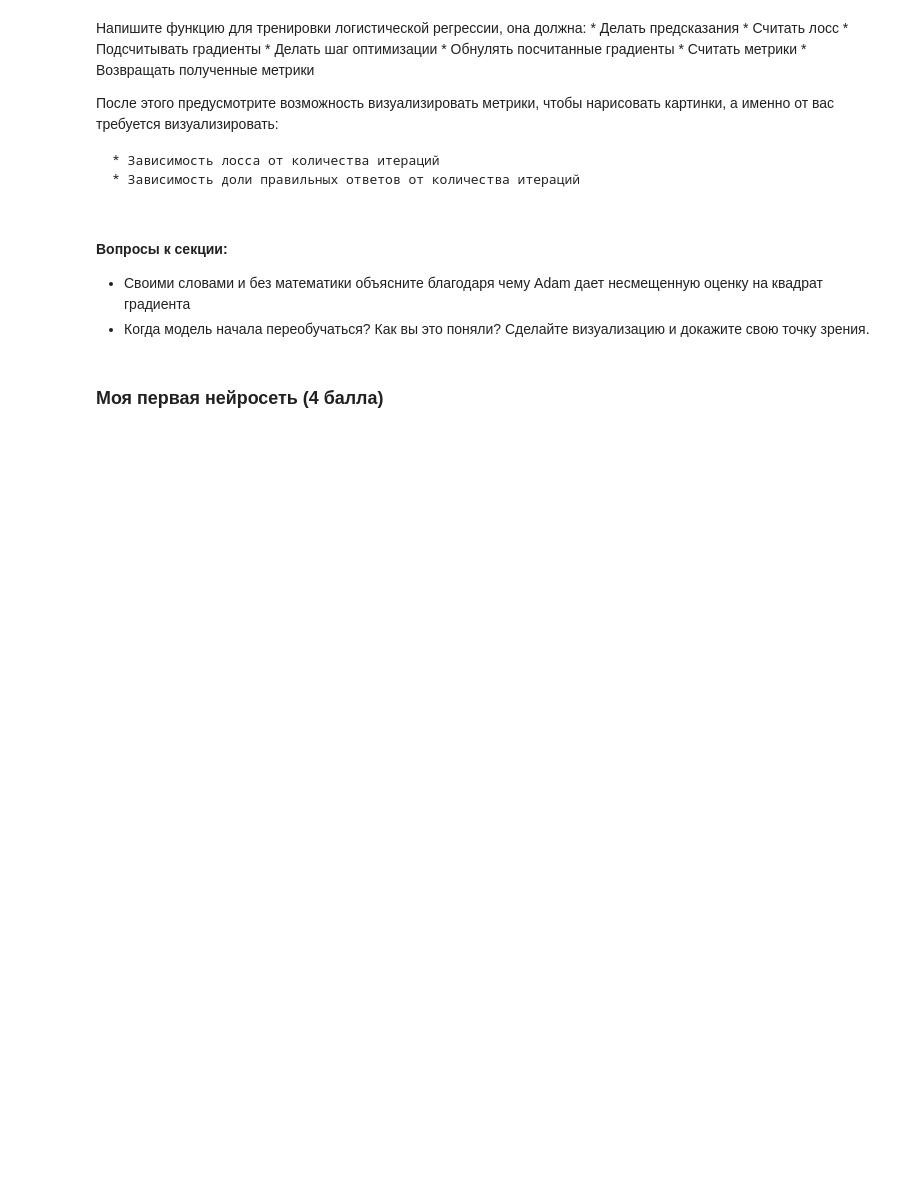
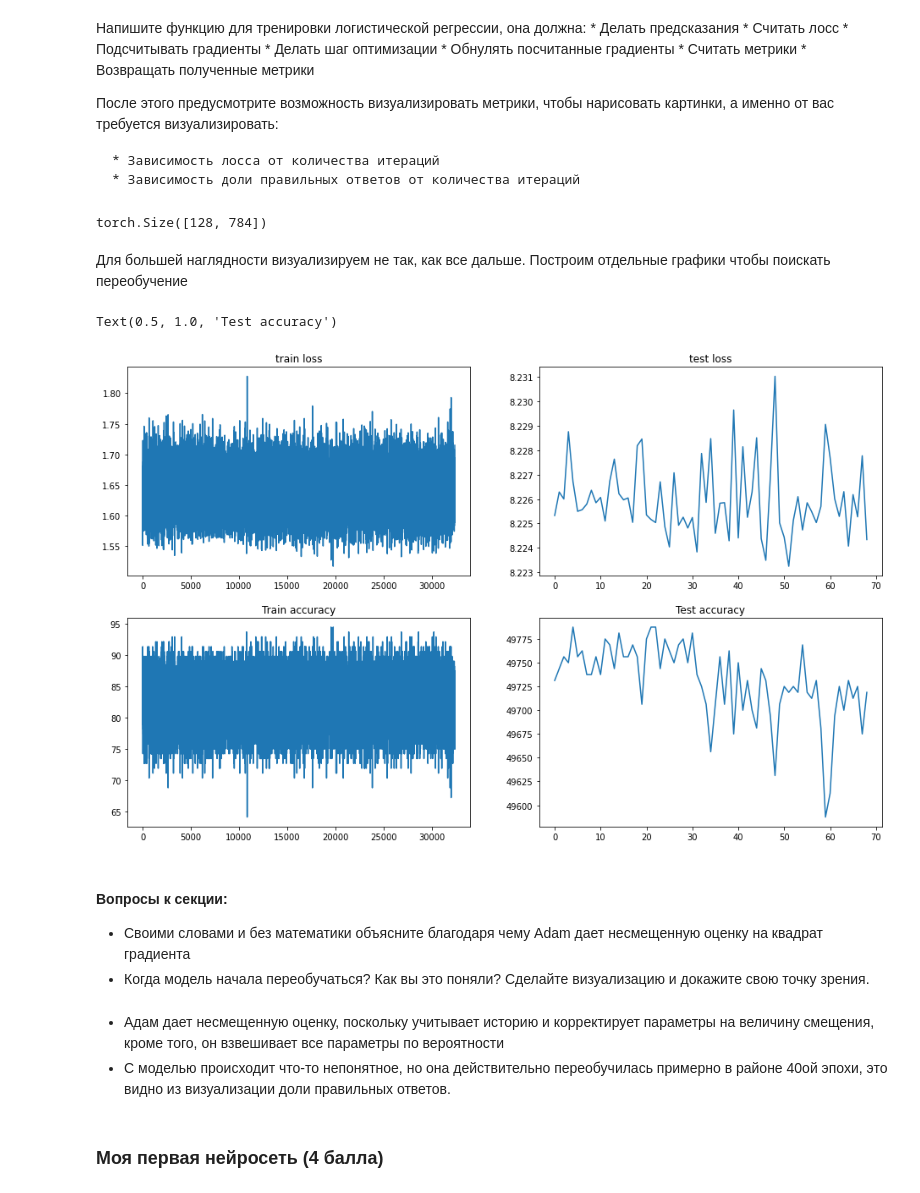
Before and after one commit to aromana33/hw1_dl_2020, a Jupyter notebook: hw1_dl_Romanenko.ipynb, the cells around one changed output. Drawn from its saved outputs; the diff is of its cells as text; code cells hidden in the pictures; blank space fills up the shorter version.

```diff
--- a/hw1_dl_Romanenko.ipynb
+++ b/hw1_dl_Romanenko.ipynb
@@ -377,0 +361,8 @@ for epoch in range(1, 100):
+# %%
+for batch in train_dataloader:
+  x, y = batch
+  x = torch.flatten(x, 1)
+  print(torch.flatten(x, 1).shape)
+  break
+# %% [output]
+torch.Size([128, 784])
@@ -378,8 +436,26 @@ for epoch in range(1, 100):
+# %% [markdown]
+Для большей наглядности визуализируем не так, как все дальше. Построим отдельные графики чтобы поискать переобучение
+# %%
+fig, ((ax1, ax2), (ax3, ax4)) = plt.subplots(2, 2, figsize=(16, 10))
+ax1.plot(np.arange(len(full_loss)), full_loss)
+ax1.set_title("train loss")
+ax2.plot(np.arange(len(eval_loss)), eval_loss)
+ax2.set_title("test loss")
+ax3.plot(np.arange(len(full_acc)), full_acc)
+ax3.set_title("Train accuracy")
+ax4.plot(np.arange(len(eval_acc)), eval_acc)
+ax4.set_title("Test accuracy")
+# %% [output]
+Text(0.5, 1.0, 'Test accuracy')
+[figure, added]
 # %% [markdown]
 #### Вопросы к секции:
 
 * Своими словами и без математики объясните благодаря чему Adam дает несмещенную оценку на квадрат градиента
 * Когда модель начала переобучаться? Как вы это поняли? Сделайте визуализацию и докажите свою точку зрения.
+# %% [markdown]
+- Адам дает несмещенную оценку, поскольку учитывает историю и корректирует параметры на величину смещения, кроме того, он взвешивает все параметры по вероятности
+- С моделью происходит что-то непонятное, но она действительно переобучилась примерно в районе 40ой эпохи, это видно из визуализации доли правильных ответов.
 # %% [markdown]
 ### Моя первая нейросеть (4 балла)
 # %% [markdown]
```
Also changed, not shown: parts of 24 cells of this notebook.
